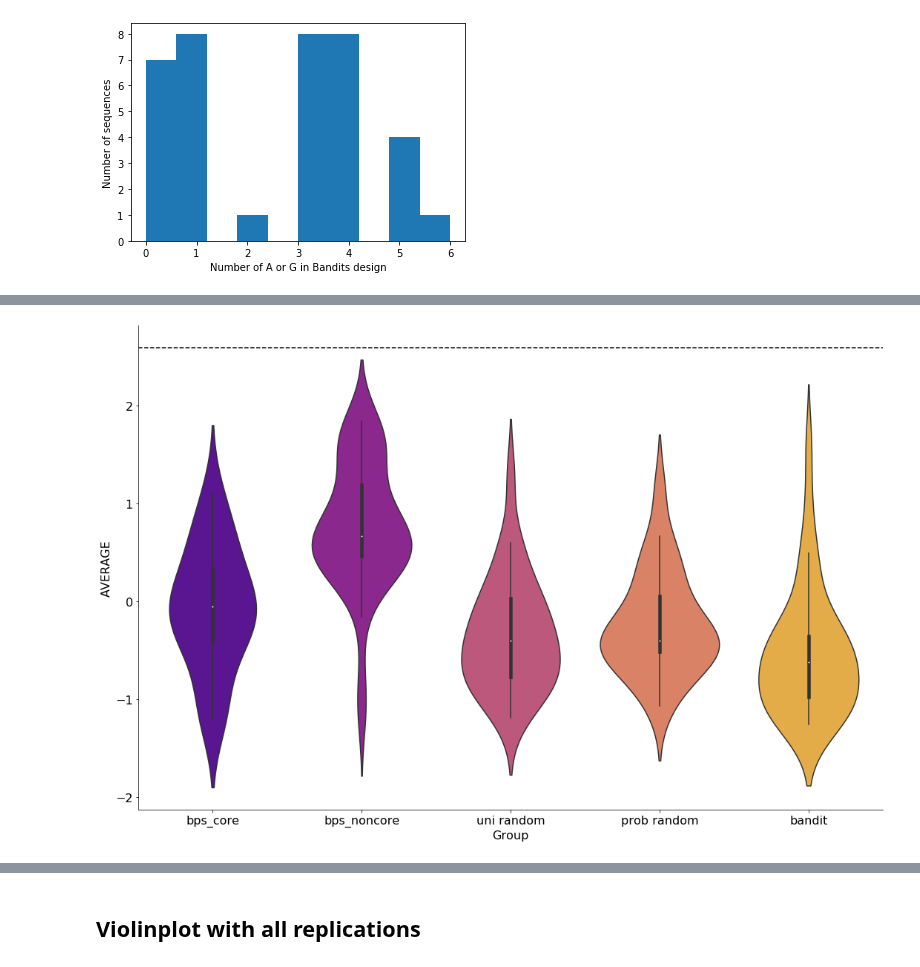
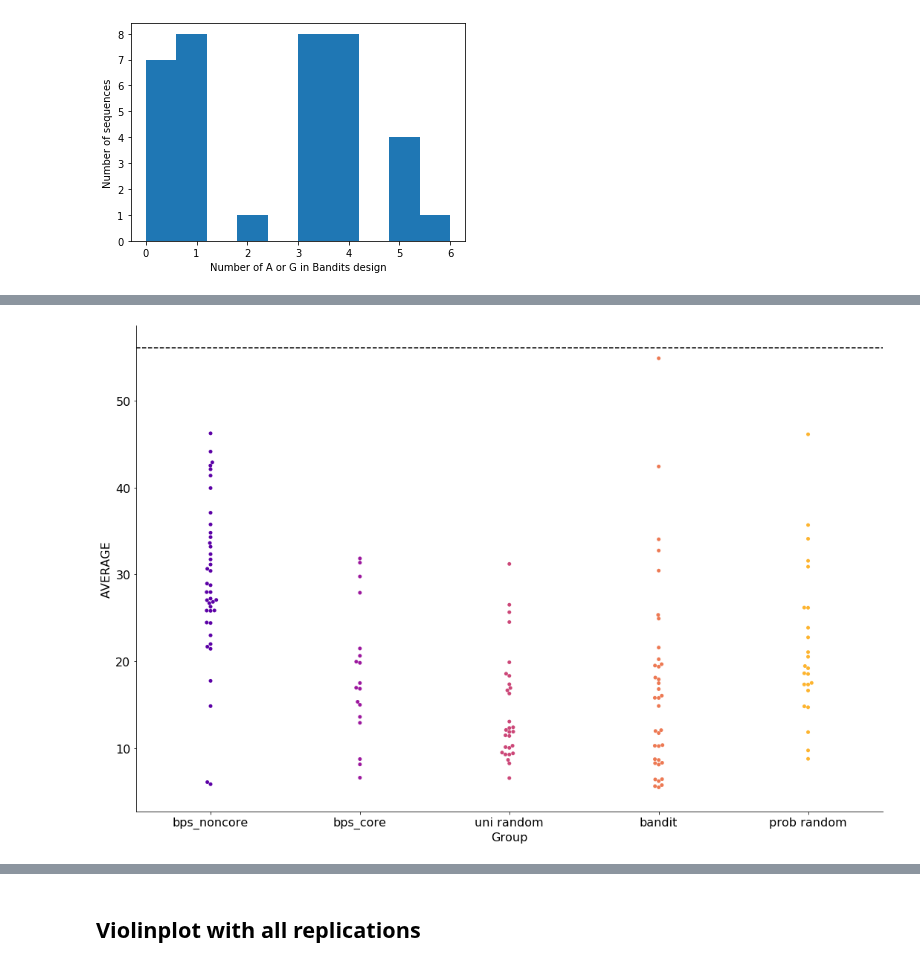
Before and after one commit to mholowko/Solaris, a Jupyter notebook: notebooks/result_analysis/Label_violinplot.ipynb, the cells around one changed output, grey strips where cells are left out. Cells and saved outputs as stored; diff of their text form; code cells hidden in the pictures.

```diff
--- a/notebooks/result_analysis/Label_violinplot.ipynb
+++ b/notebooks/result_analysis/Label_violinplot.ipynb
@@ -39,7 +39,7 @@ import warnings
 # D: the design part RBS (B[7:13], len: 6)
 
 #Path = '../../data/First_round_results/Results - First Plate 3 reps.csv'
-Path = '../../data/firstRound_4h.csv'
+Path = '../../data/firstRound_4h_normFalse_formatSeq.csv'
 
 
 df = pd.read_csv(Path)
@@ -109,0 +110,34 @@ df.sort_values(by = ['AVERAGE'], ascending = False).head(10)
+# %%
+fig, ax = plt.subplots( figsize=(18,12))
+plt.axhline(56.058,color="black",ls="--")
+sns.violinplot(x="Group", y="AVERAGE", data=df.drop([0]),palette='plasma')
+ax.spines['top'].set_visible(False)
+ax.spines['right'].set_visible(False)
+SMALL_SIZE = 14
+MEDIUM_SIZE = 16
+BIGGER_SIZE = 18
+
+plt.rc('font', size=MEDIUM_SIZE)          # controls default text sizes
+plt.rc('axes', titlesize=MEDIUM_SIZE)     # fontsize of the axes title
+plt.rc('axes', labelsize=MEDIUM_SIZE)    # fontsize of the x and y labels
+plt.rc('xtick', labelsize=MEDIUM_SIZE)    # fontsize of the tick labels
+plt.rc('ytick', labelsize=MEDIUM_SIZE)    # fontsize of the tick labels
+plt.rc('legend', fontsize=SMALL_SIZE)    # legend fontsize
+plt.rc('figure', titlesize=BIGGER_SIZE)  # fontsize of the figure title
+
+#dfv = df.copy(deep=True)
+
+#for index, row in dfv.iterrows():
+#    if row['Group'] == 'bps' and row['RBS6'] == 'AGGAGA':
+#        row['Group'] = 'bps_ncore'
+#        dfv = dfv.append(row, ignore_index=True)
+#    elif row['Group'] == 'bps' and row['RBS6'] != 'AGGAGA':
+#        row['Group'] = 'bps_core'
+#        dfv = dfv.append(row, ignore_index=True)
+
+#dfv.sort_values(by = ['Group'], ascending = True,inplace=True)
+
+#dfv.head(300)
+
+#fig, ax = plt.subplots( figsize=(18,12))
+#sns.violinplot(x="Group", y="AVERAGE", data=dfv,palette='viridis')
@@ -110,19 +146,19 @@ df.sort_values(by = ['AVERAGE'], ascending = False).head(10)
 # %%
 fig, ax = plt.subplots( figsize=(18,12))
-plt.axhline(2.592357,color="black",ls="--")
-sns.violinplot(x="Group", y="AVERAGE", data=df.drop([0]),palette='plasma')
+plt.axhline(56.058,color="black",ls="--")
+sns.swarmplot(x="Group", y="AVERAGE", data=df.drop([0]),palette='plasma')
 ax.spines['top'].set_visible(False)
 ax.spines['right'].set_visible(False)
 SMALL_SIZE = 14
 MEDIUM_SIZE = 16
 BIGGER_SIZE = 18
 
 plt.rc('font', size=MEDIUM_SIZE)          # controls default text sizes
 plt.rc('axes', titlesize=MEDIUM_SIZE)     # fontsize of the axes title
 plt.rc('axes', labelsize=MEDIUM_SIZE)    # fontsize of the x and y labels
 plt.rc('xtick', labelsize=MEDIUM_SIZE)    # fontsize of the tick labels
 plt.rc('ytick', labelsize=MEDIUM_SIZE)    # fontsize of the tick labels
 plt.rc('legend', fontsize=SMALL_SIZE)    # legend fontsize
 plt.rc('figure', titlesize=BIGGER_SIZE)  # fontsize of the figure title
 # %% [output]
-[figure, old version]
+[figure, new version]
```
Also changed, not shown: parts of 10 cells of this notebook.
